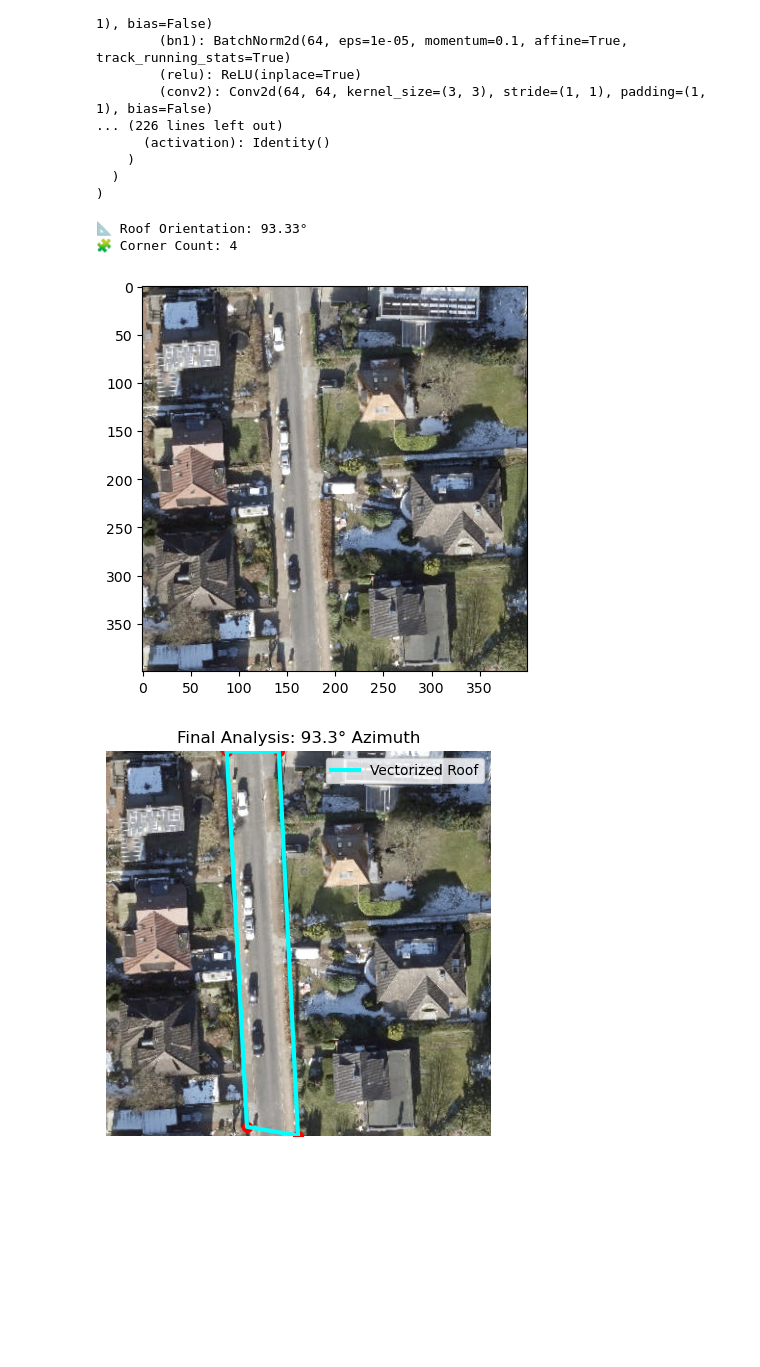
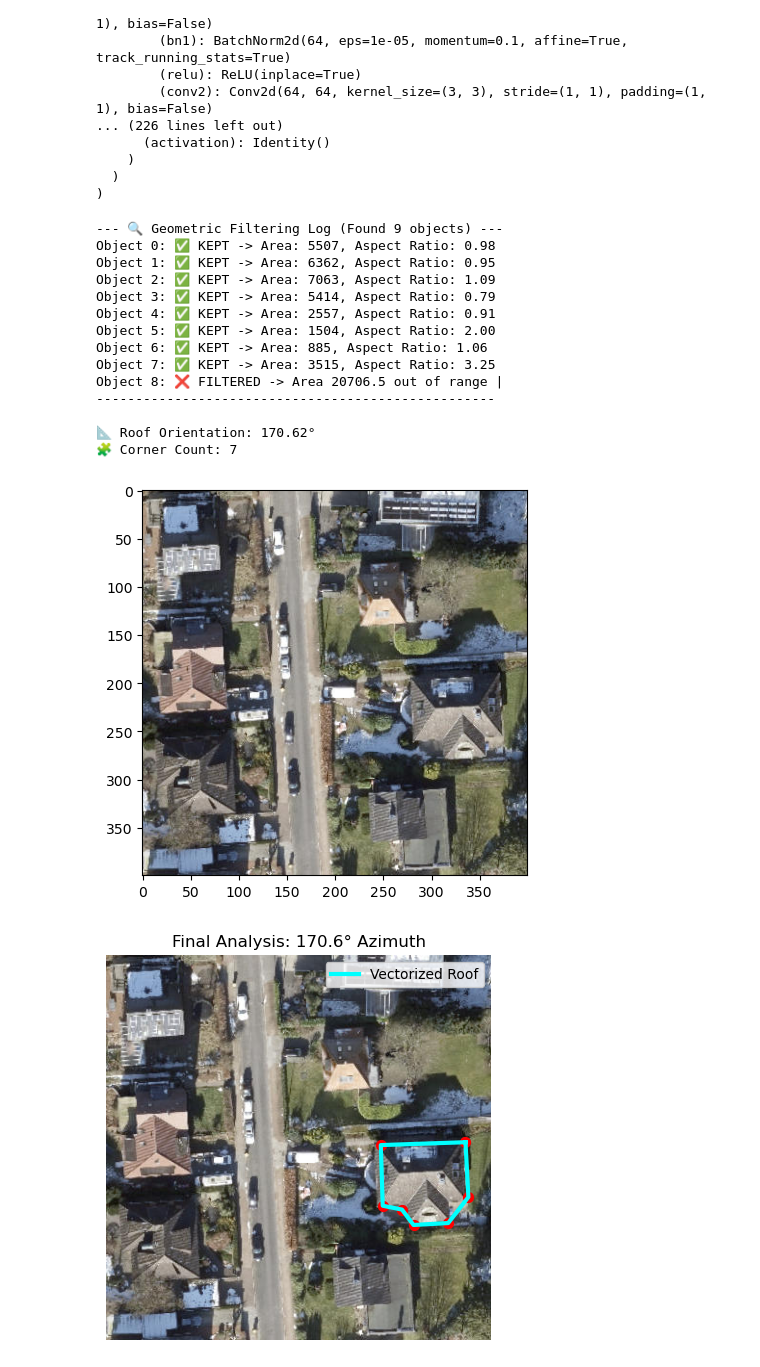
Before and after one commit to Cebulva/rooftop-solar-analysis-ml-pvlib, a Jupyter notebook: notebooks/predict_and_test_refined.ipynb, the cells around one changed output. Saved outputs shown, nothing was run; the diff lists cells and outputs as text; code cells hidden in the pictures; blank space fills up the shorter version.

```diff
--- a/notebooks/predict_and_test_refined.ipynb
+++ b/notebooks/predict_and_test_refined.ipynb
@@ -92,11 +92,16 @@ with torch.no_grad():
 mask_final = ndimage.binary_fill_holes(mask).astype(np.float32)
 mask_final = ndimage.binary_closing(mask_final, structure=np.ones((3,3))).astype(np.float32)
 
+# --- STEP 4.5: GEOMETRIC FILTERING (STREET REMOVAL) ---
+# Convert to 8-bit for OpenCV compatibility
+mask_8u = (mask_final * 255).astype(np.uint8)
+# Call your new function from image_processing.py
+mask_filtered_8u = filter_non_roof_objects(mask_8u)
+# Convert back to float for the analysis step
+mask_final = (mask_filtered_8u / 255.0).astype(np.float32)
+
 # --- STEP 5: GEOMETRIC ANALYSIS ---
-# Based on your latest image_processing.py function,
-# it returns: simplified_poly, azimuth, final_mask (3 items)
-# The corner_count is just the length of the poly!
-
+# Now 'mask_final' is clean and contains no streets!
 poly, angle, cleaned_mask = refine_and_analyze(mask_final)
 corner_count = len(poly) if poly is not None else 0
 
@@ -106,34 +111,46 @@ corner_count = len(poly) if poly is not None else 0
 # 3. Move back to CPU and convert to numpy
 display_img = img_tensor.squeeze().cpu().permute(1, 2, 0).numpy()
 
 # 4. Clip values to 0-1 range to ensure colors are correct
 display_img = np.clip(display_img, 0, 1)
 
 # --- NOW THE PLOTTING WILL WORK ---
 plt.figure(figsize=(5, 5))
 plt.imshow(display_img)
 
 # --- STEP 6: VISUALIZATION ---
 print(f"📐 Roof Orientation: {angle:.2f}°")
 print(f"🧩 Corner Count: {corner_count}")
 
 plt.figure(figsize=(5, 5))
 plt.imshow(display_img)
 
 # Draw the simplified polygon
 pts = poly.reshape(-1, 2)
 # We add the first point to the end to close the shape
 pts_closed = np.vstack([pts, pts[0]])
 plt.plot(pts_closed[:,0], pts_closed[:,1], color='cyan', linewidth=3, label='Vectorized Roof')
 plt.scatter(pts[:,0], pts[:,1], color='red', s=50) # Highlight corners
 
 plt.legend()
 plt.title(f"Final Analysis: {angle:.1f}° Azimuth")
 plt.axis('off')
 plt.show()
 # %% [output]
-📐 Roof Orientation: 93.33°
-🧩 Corner Count: 4
+--- 🔍 Geometric Filtering Log (Found 9 objects) ---
+Object 0: ✅ KEPT -> Area: 5507, Aspect Ratio: 0.98
+Object 1: ✅ KEPT -> Area: 6362, Aspect Ratio: 0.95
+Object 2: ✅ KEPT -> Area: 7063, Aspect Ratio: 1.09
+Object 3: ✅ KEPT -> Area: 5414, Aspect Ratio: 0.79
+Object 4: ✅ KEPT -> Area: 2557, Aspect Ratio: 0.91
+Object 5: ✅ KEPT -> Area: 1504, Aspect Ratio: 2.00
+Object 6: ✅ KEPT -> Area: 885, Aspect Ratio: 1.06
+Object 7: ✅ KEPT -> Area: 3515, Aspect Ratio: 3.25
+Object 8: ❌ FILTERED -> Area 20706.5 out of range |
+---------------------------------------------------
+
+📐 Roof Orientation: 170.62°
+🧩 Corner Count: 7
 [figure]
-[figure, old version]
+[figure, new version]
 # %%
```
Also changed, not shown: parts of 2 cells of this notebook, 1 other file.
